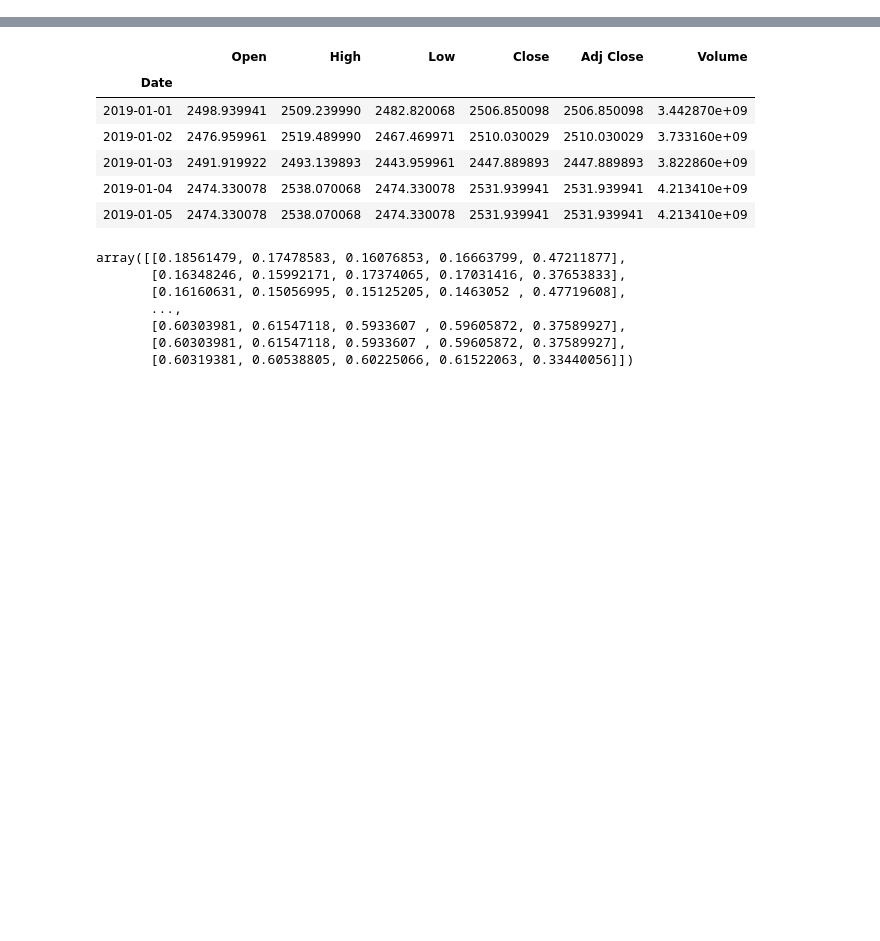
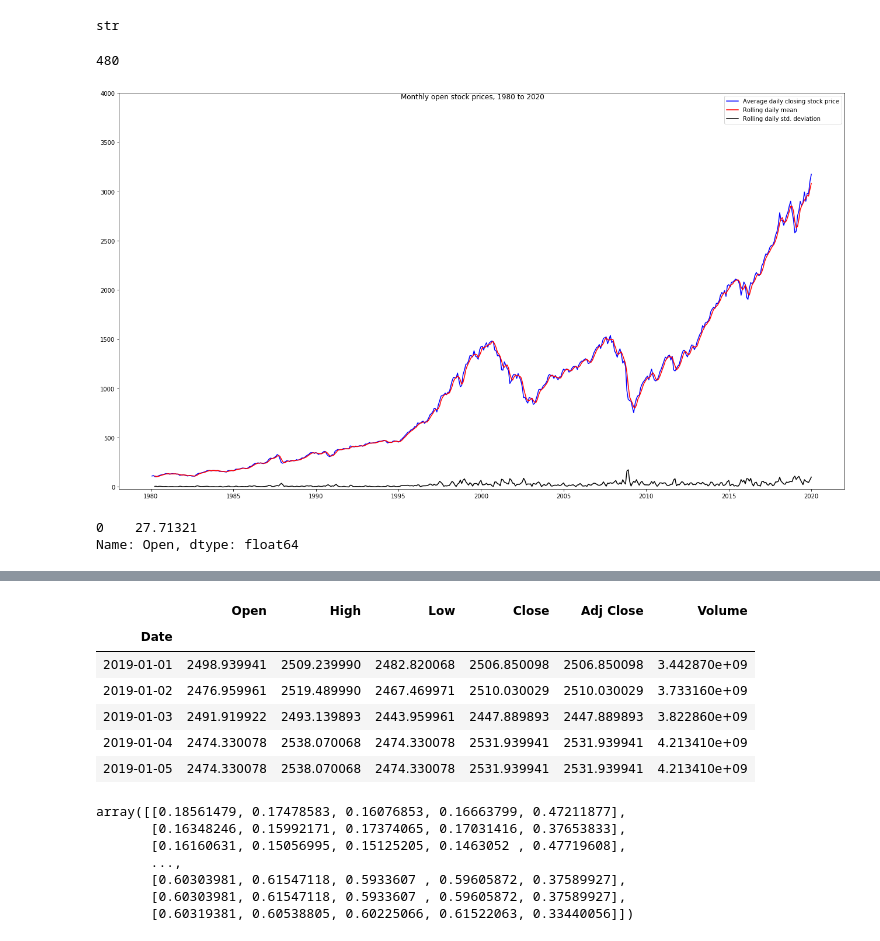
Before and after one commit to AndrewGhan/Final_Project_Mod_5, a Jupyter notebook: Financial Data.ipynb, the cells around one changed output, grey strips where cells are left out. Drawn from its saved outputs; the diff is of its cells as text; code cells hidden in the pictures; blank space fills up the shorter version.

```diff
--- a/Financial Data.ipynb
+++ b/Financial Data.ipynb
@@ -33,0 +57,4 @@ df.fillna(method='ffill',inplace=True)
+# %%
+type(stock_df['Date'][2])
+# %% [output]
+str
@@ -33,0 +66,23 @@ df.fillna(method='ffill',inplace=True)
+# %%
+d = stock_df.resample('M').mean()
+roll_mean = d['Open'].rolling(3).mean()
+roll_std = d['Open'].rolling(3).std()
+# %%
+d.shape[0]
+# %% [output]
+480
+# %%
+#I resampled my data to Average price by month for a more meaningful graph
+
+
+fig, ax = plt.subplots(figsize=(18, 10))
+ax.plot(d['Open'], color='blue',label='Average daily closing stock price')
+ax.plot(roll_mean, color='red', label='Rolling daily mean')
+ax.plot(roll_std, color='black', label='Rolling daily std. deviation')
+
+ax.set_ylim(-20, 4000)
+ax.legend()
+fig.suptitle('Monthly open stock prices, 1980 to 2020')
+fig.tight_layout()
+# %% [output]
+[figure, added]
@@ -33,0 +92,5 @@ df.fillna(method='ffill',inplace=True)
+# %%
+(New - Old)/Old
+# %% [output]
+0    27.71321
+Name: Open, dtype: float64
```
Also changed, not shown: parts of 87 cells of this notebook.
